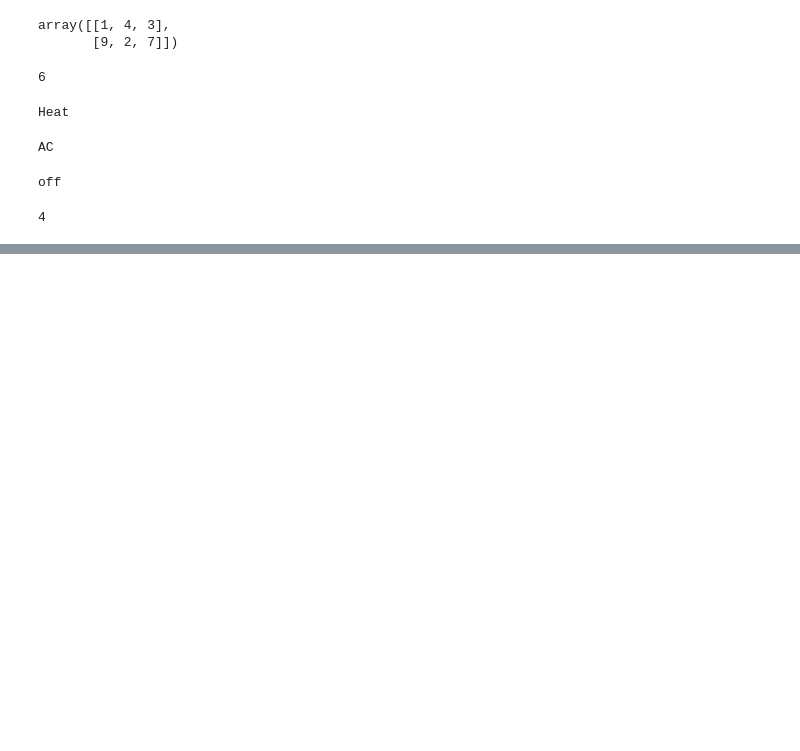
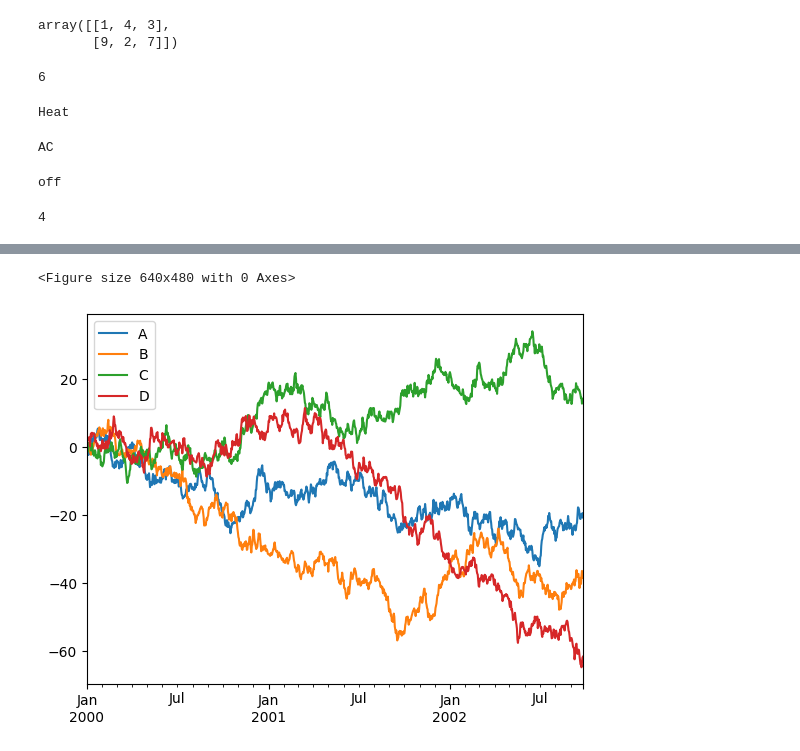
Before and after one commit to TrollfaceGaming69/ScientificComputing, a Jupyter notebook: 2802483972_Al_Fatih_Miftahul_Bilad.ipynb, the cells around one changed output, grey strips where cells are left out. Cells and saved outputs as stored; diff of their text form; code cells hidden in the pictures; blank space fills up the shorter version.

```diff
--- a/2802483972_Al_Fatih_Miftahul_Bilad.ipynb
+++ b/2802483972_Al_Fatih_Miftahul_Bilad.ipynb
@@ -139,0 +273,11 @@ Grade A-
+# %%
+df = pd.DataFrame(np.random.randn(1000, 4), index = ts.index, columns = list("ABCD"))
+
+df = df.cumsum()
+
+plt.figure();
+
+df.plot();
+# %% [output]
+<Figure size 640x480 with 0 Axes>
+[figure, added]
```
Also changed, not shown: parts of 14 cells of this notebook.
